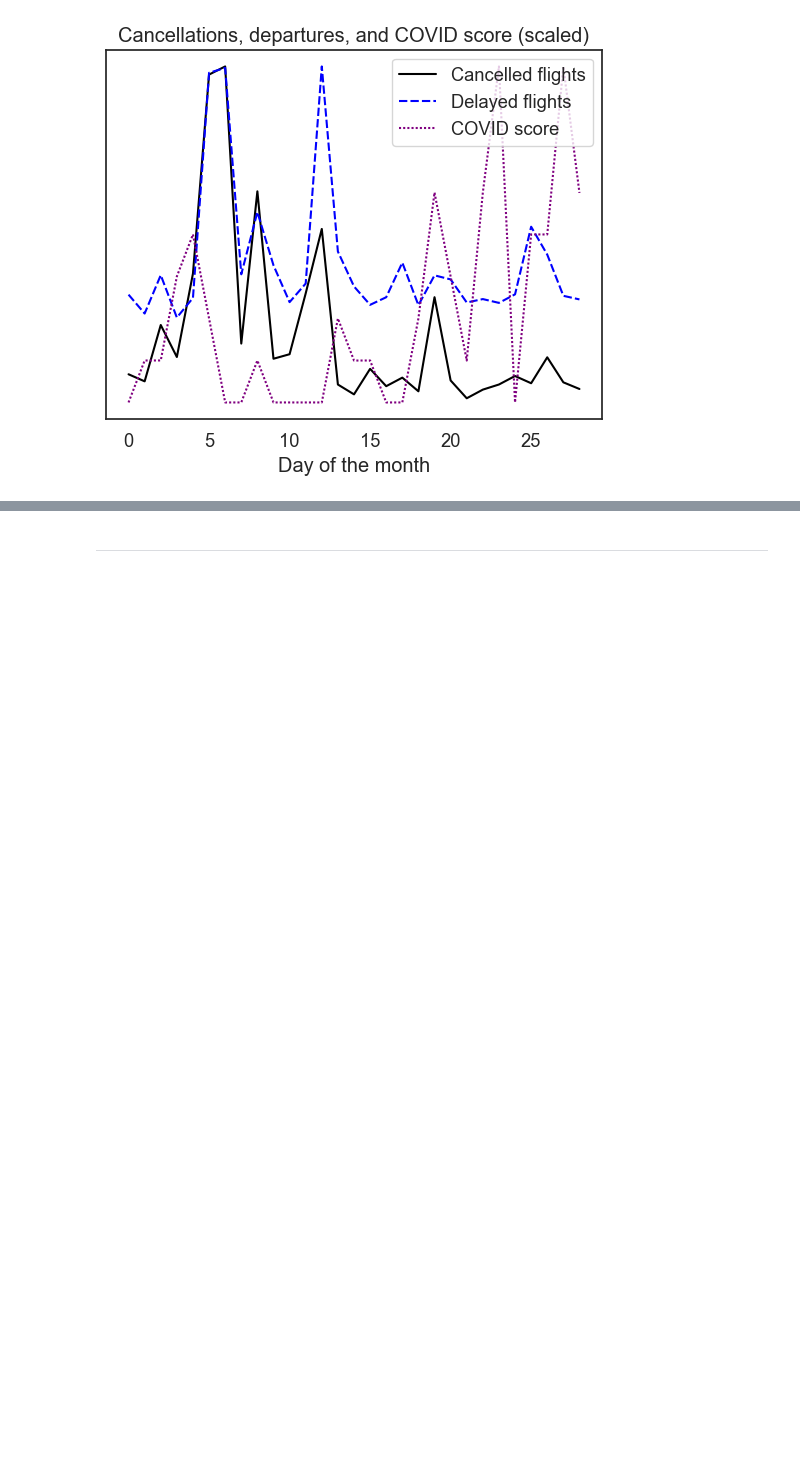
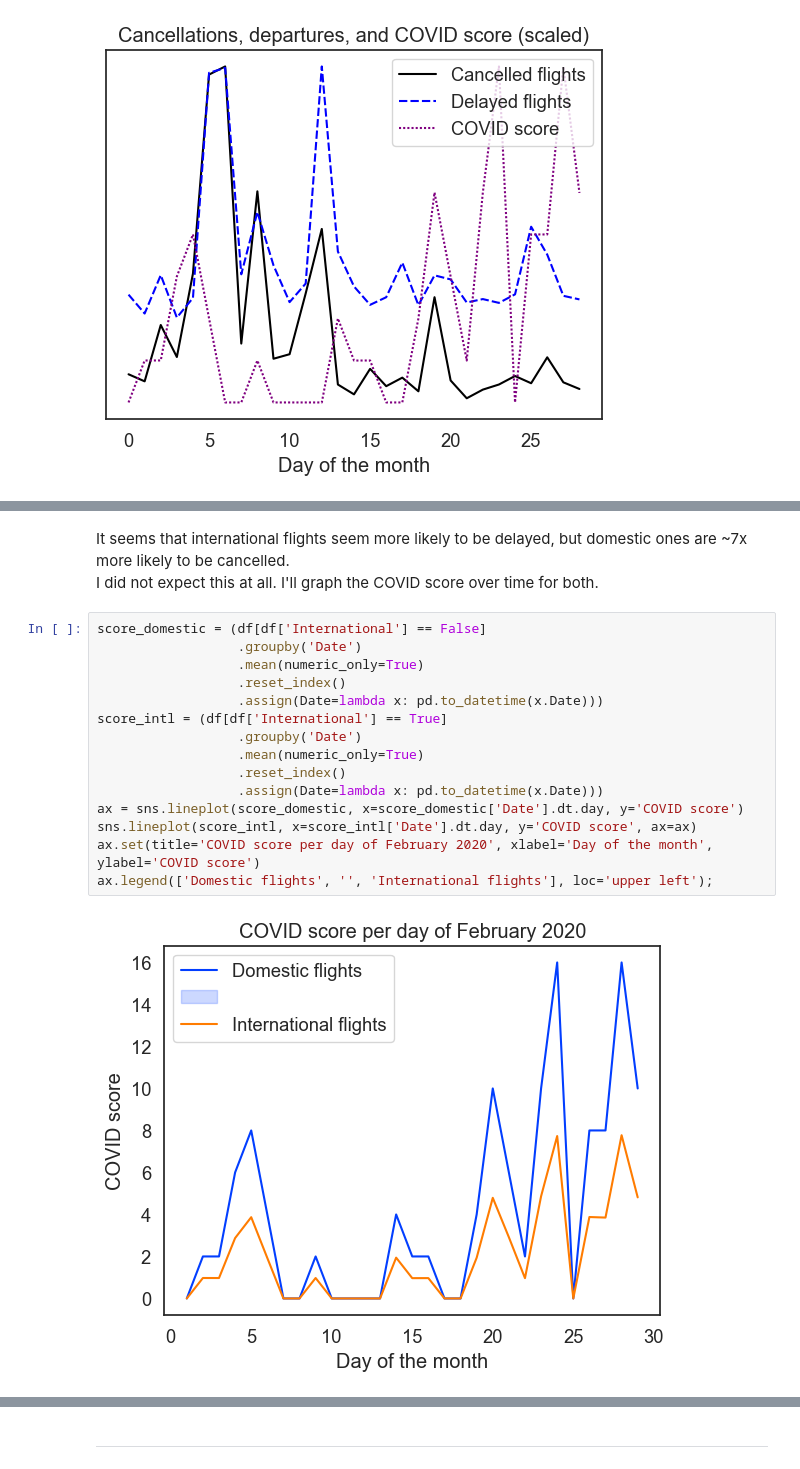
Before and after one commit to ubco-W2022T2-data301/project-group-group05, a Jupyter notebook: analysis/analysis_bradan.ipynb, the cells around one changed output, grey strips where cells are left out. Cells and saved outputs as stored; diff of their text form; blank space fills up the shorter version.

Commit message:
analysis: Compare domestic and international flights

```diff
--- a/analysis/analysis_bradan.ipynb
+++ b/analysis/analysis_bradan.ipynb
@@ -417,0 +428,20 @@ Now I'll look into domestic flights vs. international flights. This will need an
+# %% [markdown]
+It seems that international flights seem more likely to be delayed, but domestic ones are ~7x more likely to be cancelled.
+I did not expect this at all. I'll graph the COVID score over time for both.
+# %%
+score_domestic = (df[df['International'] == False]
+                  .groupby('Date')
+                  .mean(numeric_only=True)
+                  .reset_index()
+                  .assign(Date=lambda x: pd.to_datetime(x.Date)))
+score_intl = (df[df['International'] == True]
+                  .groupby('Date')
+                  .mean(numeric_only=True)
+                  .reset_index()
+                  .assign(Date=lambda x: pd.to_datetime(x.Date)))
+ax = sns.lineplot(score_domestic, x=score_domestic['Date'].dt.day, y='COVID score')
+sns.lineplot(score_intl, x=score_intl['Date'].dt.day, y='COVID score', ax=ax)
+ax.set(title='COVID score per day of February 2020', xlabel='Day of the month', ylabel='COVID score')
+ax.legend(['Domestic flights', '', 'International flights'], loc='upper left');
+# %% [output]
+[figure, added]
```
Also changed, not shown: parts of 4 cells of this notebook.
